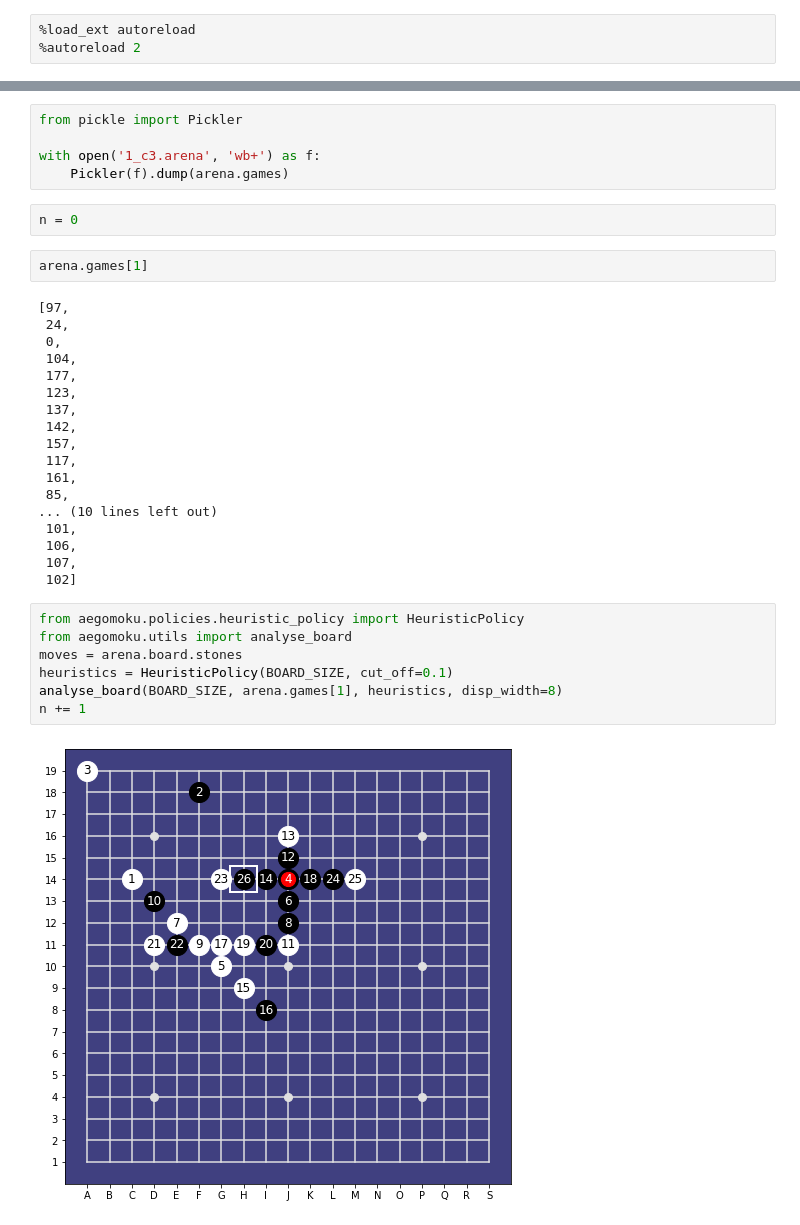
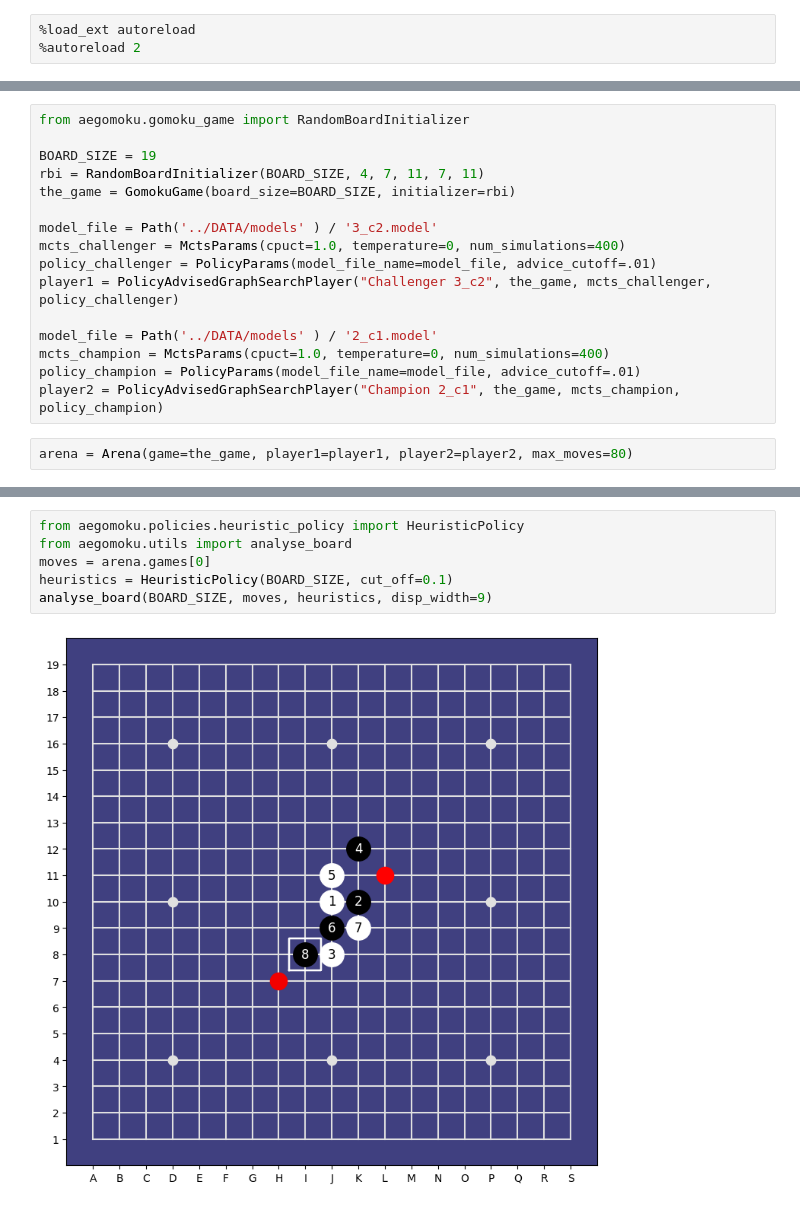
Before and after one commit to Project-Ellie/DeepGomoku, a Jupyter notebook: notebooks/Arena.ipynb, the cells around one changed output, grey strips where cells are left out. Drawn from its saved outputs; the diff is of its cells as text.

Commit message:
Arena 2_c1 vs 3_c2

```diff
--- a/notebooks/Arena.ipynb
+++ b/notebooks/Arena.ipynb
@@ -38,3 +16,21 @@ arena = Arena(game=the_game, player1=player1, player2=player2, max_moves=100)
+# %%
+from aegomoku.gomoku_game import RandomBoardInitializer
+
+BOARD_SIZE = 19
+rbi = RandomBoardInitializer(BOARD_SIZE, 4, 7, 11, 7, 11)
+the_game = GomokuGame(board_size=BOARD_SIZE, initializer=rbi)
+
+model_file = Path('../DATA/models' ) / '3_c2.model'
+mcts_challenger = MctsParams(cpuct=1.0, temperature=0, num_simulations=400)
+policy_challenger = PolicyParams(model_file_name=model_file, advice_cutoff=.01)
+player1 = PolicyAdvisedGraphSearchPlayer("Challenger 3_c2", the_game, mcts_challenger, policy_challenger)
+
+model_file = Path('../DATA/models' ) / '2_c1.model'
+mcts_champion = MctsParams(cpuct=1.0, temperature=0, num_simulations=400)
+policy_champion = PolicyParams(model_file_name=model_file, advice_cutoff=.01)
+player2 = PolicyAdvisedGraphSearchPlayer("Champion 2_c1", the_game, mcts_champion, policy_champion)
+# %%
+arena = Arena(game=the_game, player1=player1, player2=player2, max_moves=80)
 # %%
 arena.play_game(verbose=2)
 # %% [output]
@@ -61,36 +57,8 @@ stats
-# %%
-from pickle import Pickler
-
-with open('1_c3.arena', 'wb+') as f:
-    Pickler(f).dump(arena.games)
-# %%
-n = 0
-# %%
-arena.games[1]
-# %% [output]
-[97,
- 24,
- 0,
- 104,
- 177,
- 123,
- 137,
- 142,
- 157,
- 117,
- 161,
- 85,
-... (10 lines left out)
- 101,
- 106,
- 107,
- 102]
 # %%
 from aegomoku.policies.heuristic_policy import HeuristicPolicy
 from aegomoku.utils import analyse_board
-moves = arena.board.stones
+moves = arena.games[0]
 heuristics = HeuristicPolicy(BOARD_SIZE, cut_off=0.1)
-analyse_board(BOARD_SIZE, arena.games[1], heuristics, disp_width=8)
-n += 1
+analyse_board(BOARD_SIZE, moves, heuristics, disp_width=9)
 # %% [output]
-[figure, old version]
+[figure, new version]
```
Also changed, not shown: parts of 10 cells of this notebook.
